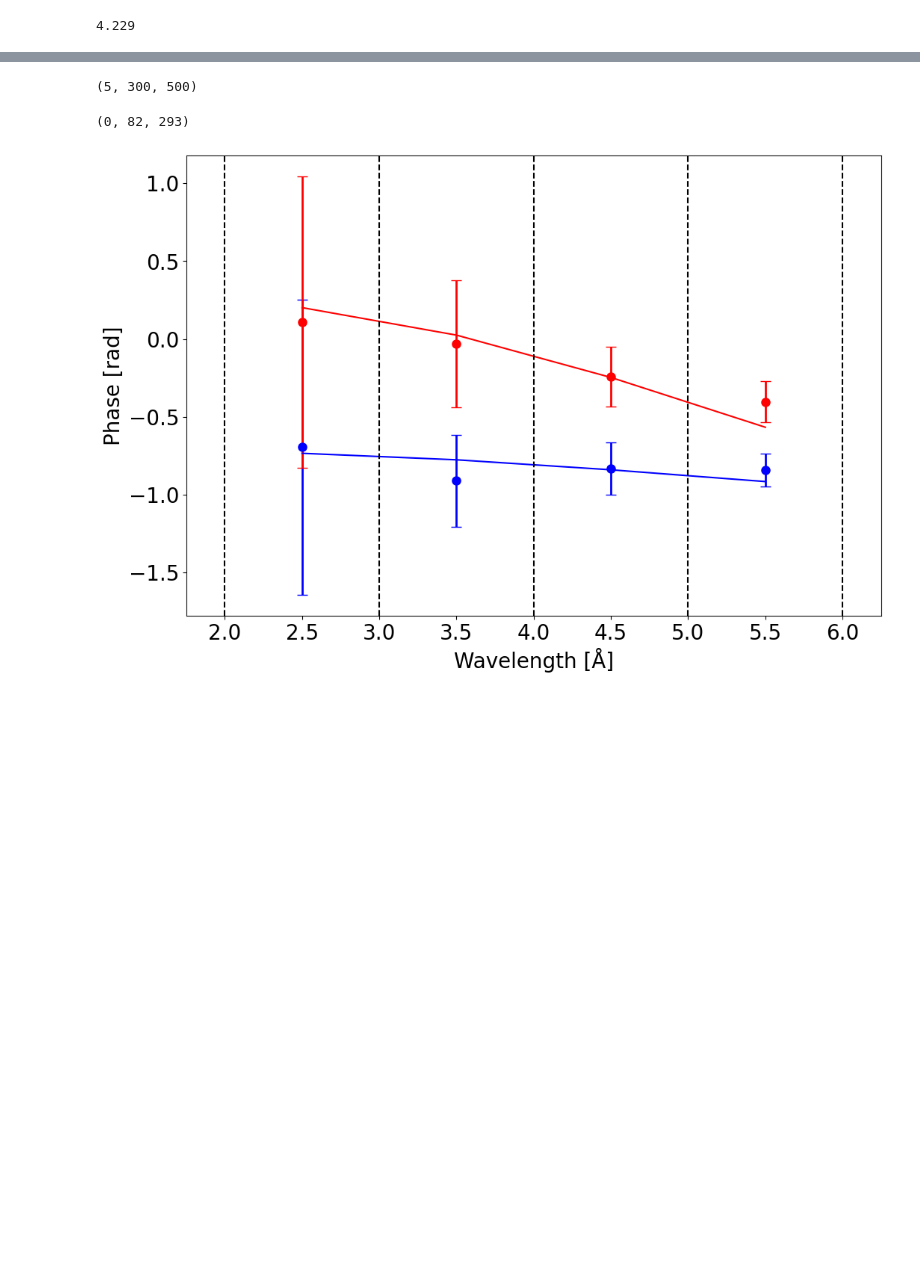
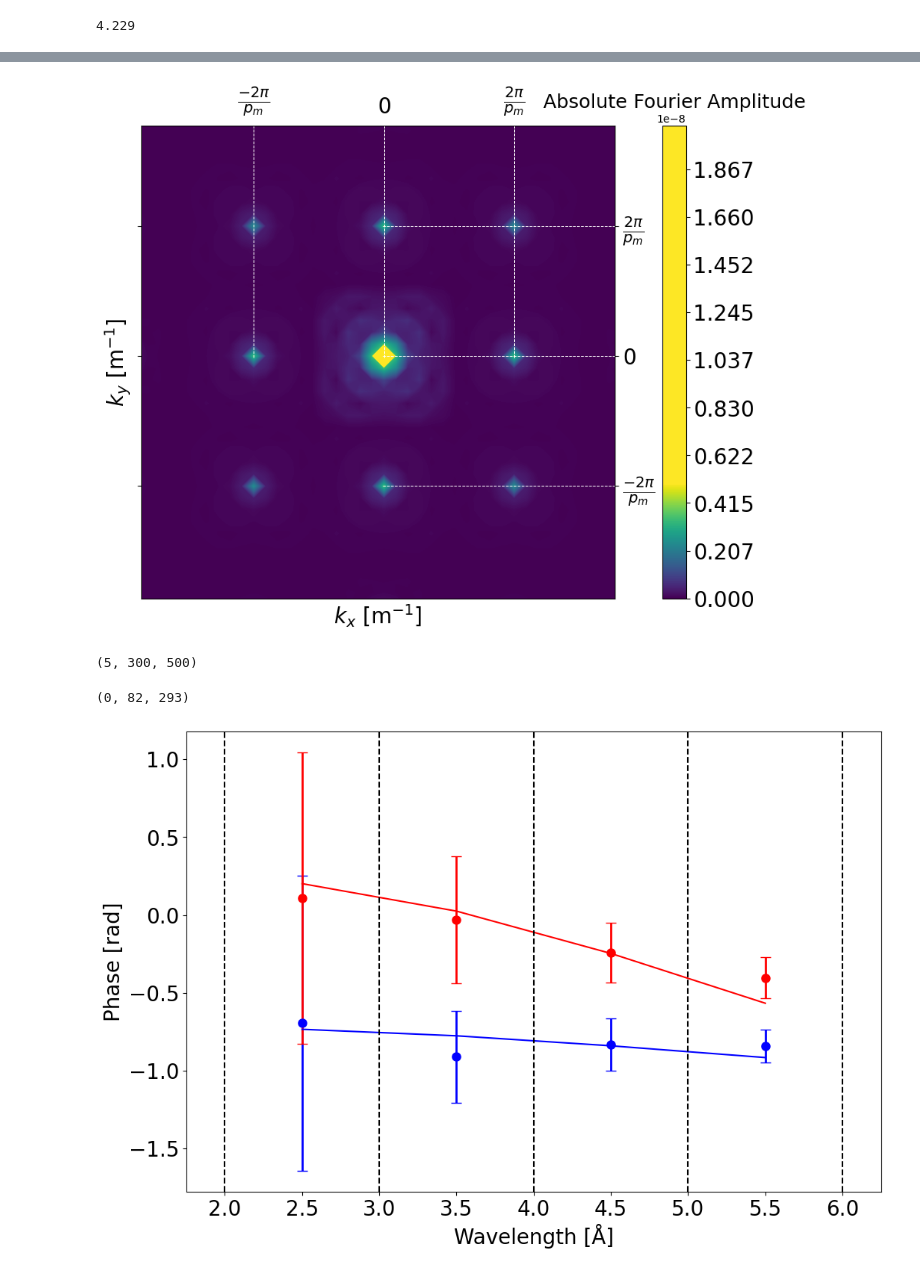
Before and after one commit to G4byte/NPGMI-src, a Jupyter notebook: Simulations and Plots/JPARC/2D Gratings/JPARC 2D experiment.ipynb, the cells around one changed output, grey strips where cells are left out. Cells and saved outputs as stored; diff of their text form; code cells hidden in the pictures; blank space fills up the shorter version.

```diff
--- a/Simulations and Plots/JPARC/2D Gratings/JPARC 2D experiment.ipynb
+++ b/Simulations and Plots/JPARC/2D Gratings/JPARC 2D experiment.ipynb
@@ -850,11 +852,7 @@ px, py = 3e-6, 3e-6
 
 
 Nbc = 5e28*4.149e-15
-mt = 1
-
-
-
-
+mt = 5
 
 Lmono = 8.5415
 
@@ -903,7 +901,7 @@ x,y = np.arange(-camsize/8,camsize/8+xbin,xbin), np.arange(-camsize/10,camsize/1
 simapts = {"G1":RectGrating2D(G1sd), "G2":RectGrating2D(G2sd)}
 
 
-siminit = {"lam":lam, "plam": plam,"bin_lam":False, "lam_binsize":1e-10, "L":Lmono,"d":dsimmono,"mt":mt,"xbin":xbin,"ybin":ybin,\
+siminit = {"lam":lam, "plam": plam,"bin_lam":False,"sum_lam":False, "lam_binsize":1e-10, "L":Lmono,"d":dsimmono,"mt":mt,"xbin":xbin,"ybin":ybin,\
             "gravity":True,"convmode" : "valid", "slitx": slitx, "slity" : slity,"resx": res,"resy": res, "x":x, "y":y,\
             "batches": 1000, "cam_rotdeg": 13.3}
 # %%
@@ -924,3 +931,59 @@ slity_uncertainty*1e6
+# %%
+fig, ax = plt.subplots(figsize = (16,8))
+
+a, kx, ky = sim2d.all_a[-1], sim2d.all_kx[-1], sim2d.all_ky[-1]
+kx_moire = 2*pi / (sim2d.L*sim2d.px/sim2d.d[-1])
+ky_moire = 2*pi / (sim2d.L*sim2d.py/sim2d.d[-1])
+
+
+c = ax.contourf(np.abs(a)/(2*kx_moire)/(2*ky_moire), levels = 1000, origin = "lower",)# extent = (kx[0],kx[-1],ky[0],ky[-1]))
+# c = ax.imshow(np.abs(a)/np.ptp(kx)/np.ptp(ky), origin = "lower", extent = (np.min(kx),np.max(kx),np.min(ky),np.max(ky)))
+
+c.set_clim(0,5e-9)
+
+cbar = fig.colorbar(c,)#  format = "%.3f")
+cbar.ax.tick_params(labelsize = 20)
+cbar.ax.set_title("Absolute Fourier Amplitude", fontsize = 18)
+
+
+
+ax.set_xticks(np.array([49.5,60.5,71.5]), [r"$\frac{-2\pi}{p_m}$","0", r"$\frac{2\pi}{p_m}$"])
+ax.set_yticks(np.array([49.5,60.5,71.5]), [r"$\frac{-2\pi}{p_m}$","0", r"$\frac{2\pi}{p_m}$"])
+
+
+ax.tick_params(axis = "x", which = "both", bottom = False, labeltop = True, labelbottom = False)
+ax.tick_params(axis = "y", which = "both", right = True, labelright = True, labelleft = False)
+
+ax.tick_params(labelsize = 20)
+
+# ax.set_yticklabels(np.arange(4,10), fontsize = 20)
+
+ax.set_xlabel(r"$k_x$ [m$^{-1}$]", fontsize = 20)
+ax.set_ylabel(r"$k_y$ [m$^{-1}$]", fontsize = 20)
+
+
+# ax.set_xlim(-2*kx_moire,2*kx_moire)
+# ax.set_ylim(-2*ky_moire,2*ky_moire)
+# ax.set_aspect(1)
+
+ax.set_xlim(40,80)
+ax.set_ylim(40,80)
+ax.set_aspect(1)
+
+
+ax.axvline(49.5, ls= "--", lw=0.7, color = "w", ymin = 0.51, ymax = 1)
+ax.axvline(60.5, ls= "--", color = "w", lw = 0.7, ymin = 0.51, ymax = 1)
+ax.axvline(71.5, ls= "--", lw=0.7, color = "w", ymin = 0.51, ymax = 1)
+
+ax.axhline(49.5, ls= "--", lw=0.7, color = "w", xmin = 0.51, xmax = 1)
+ax.axhline(60.5, ls= "--", color = "w", lw = 0.7, xmin = 0.51, xmax = 1)
+ax.axhline(71.5, ls= "--", lw=0.7, color = "w", xmin = 0.51, xmax = 1)
+
+fig.savefig("2DSimulatedMomentumSpace.png",bbox_inches = "tight")
+plt.show()
+plt.close(fig)
+# %% [output]
+[figure, added]
 # %%
 xphase_add_factors = np.arange(-1.5, 1.5, 0.01)
 yphase_add_factors = np.arange(-2.5, 2.5, 0.01)
```
Also changed, not shown: parts of 9 cells of this notebook, 2 other files.
